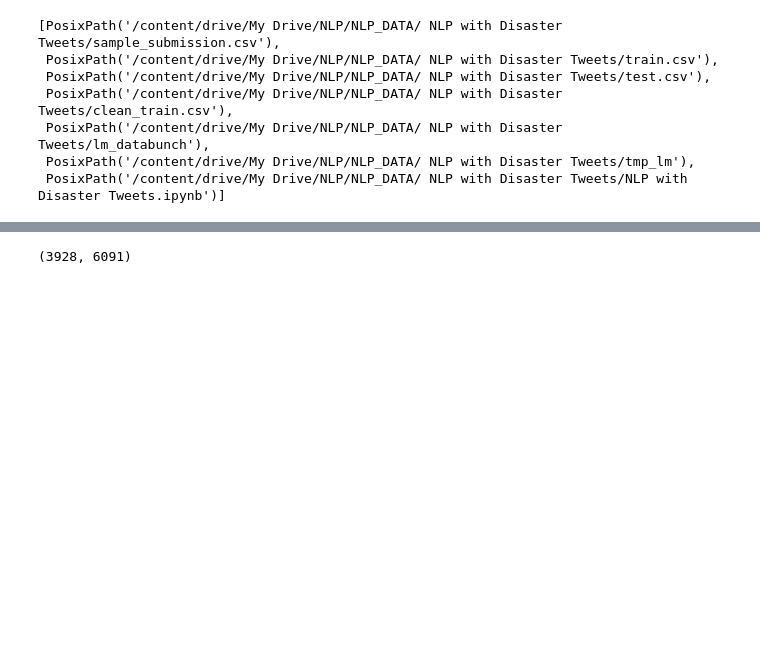
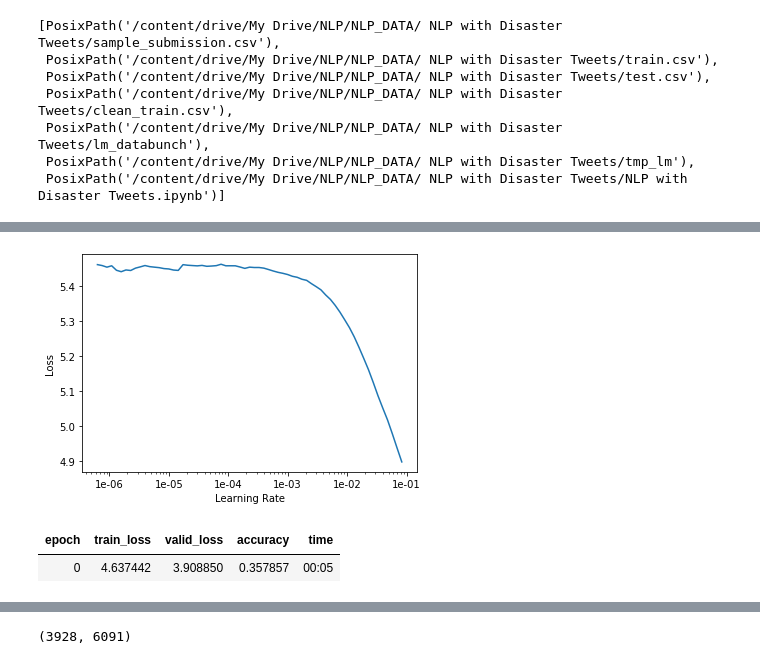
Before and after one commit to rajibmondal/Projects.NLP, a Jupyter notebook: NLP_with_Disaster_Tweets.ipynb, the cells around one changed output, grey strips where cells are left out. Saved outputs shown, nothing was run; the diff lists cells and outputs as text; code cells hidden in the pictures; blank space fills up the shorter version.

```diff
--- a/NLP_with_Disaster_Tweets.ipynb
+++ b/NLP_with_Disaster_Tweets.ipynb
@@ -96,0 +122,9 @@ AttributeError: ignored
+# %%
+learn.recorder.plot(skip_end=25)
+# %% [output]
+[figure, added]
+# %%
+learn.fit_one_cycle(1, 1e-2, moms=(0.8,0.7))
+# %% [output]
+| epoch | train_loss | valid_loss | accuracy | time |
+| 0 | 4.637442 | 3.908850 | 0.357857 | 00:05 |
```
Also changed, not shown: parts of 20 cells of this notebook.
